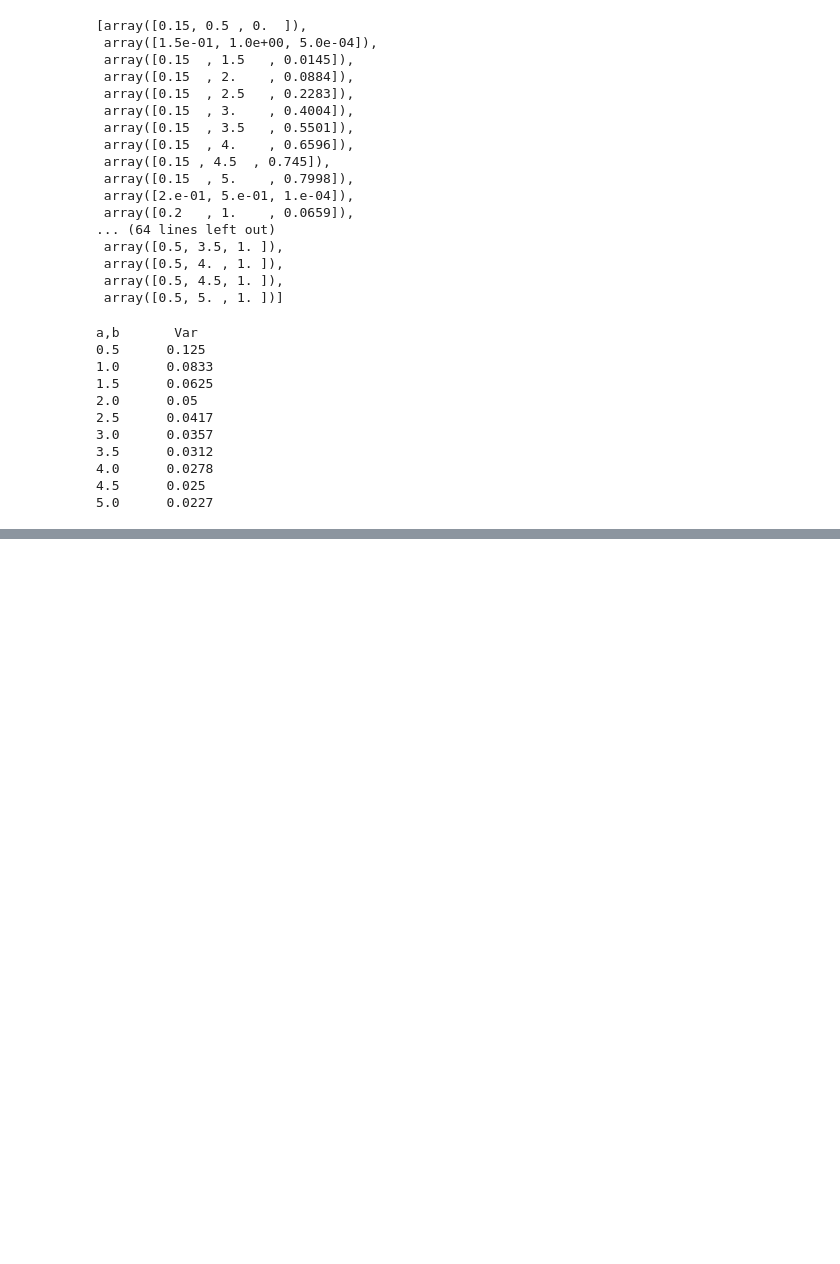
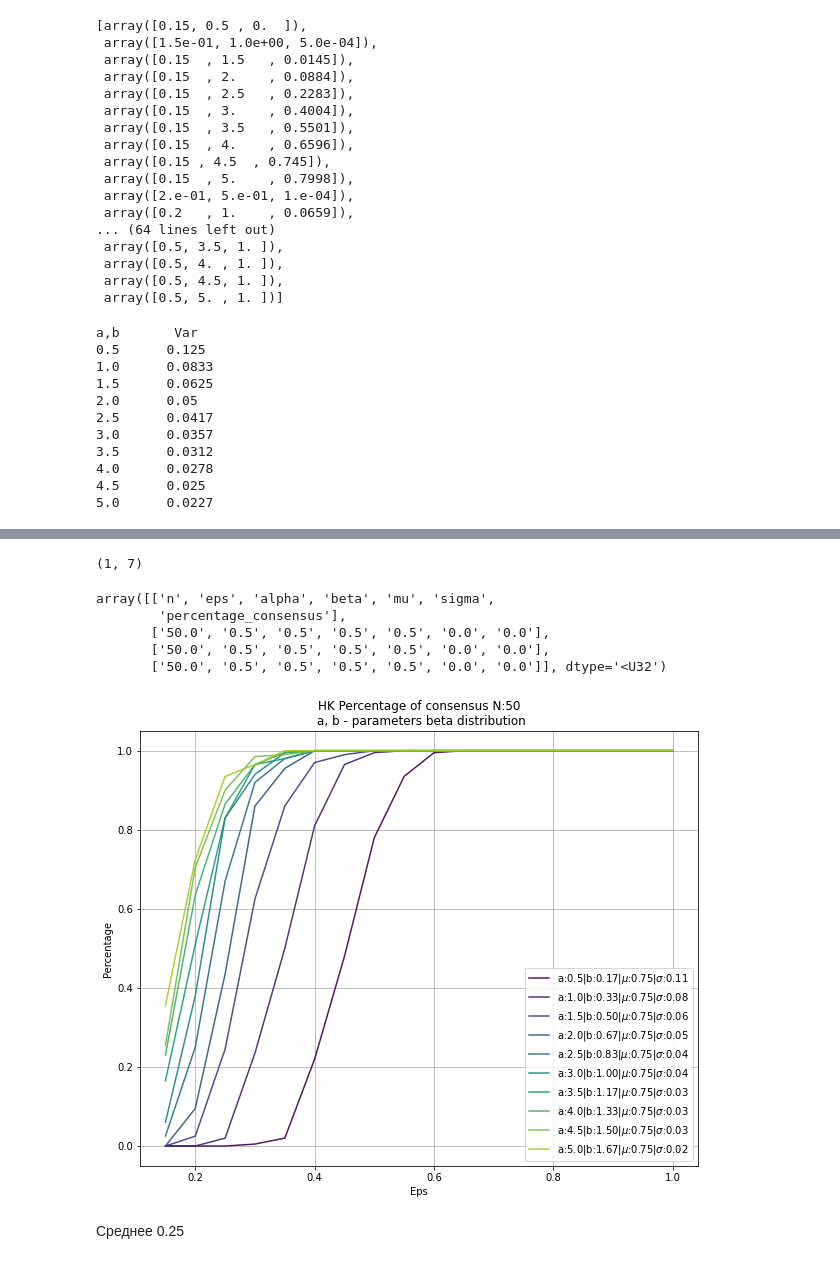
Before and after one commit to ash00748/Hegselmann-Krause-project, a Jupyter notebook: HK/HK_beta.ipynb, the cells around one changed output, grey strips where cells are left out. Saved outputs shown, nothing was run; the diff lists cells and outputs as text; code cells hidden in the pictures; blank space fills up the shorter version.

```diff
--- a/HK/HK_beta.ipynb
+++ b/HK/HK_beta.ipynb
@@ -426,0 +529,6 @@ a,b       Var
+# %%
+mu = 0.75
+alphas = [i for i in np.arange(0.5, 5.1, 0.5)]
+betas = [alphas[i]*(1-mu)/mu for i in range(len(alphas)) ]
+sigma = [(alphas[i]*betas[i])/((alphas[i]+betas[i])*(alphas[i]+betas[i])*(alphas[i]+betas[i]+1)) for i in range(len(alphas))]
+# alphas, betas, sigma
@@ -426,0 +606,5 @@ a,b       Var
+# %%
+a = np.asarray([['n', 'eps', 'alpha', 'beta', 'mu', 'sigma' ,'percentage_consensus']])
+a.shape
+# %% [output]
+(1, 7)
@@ -426,0 +613,42 @@ a,b       Var
+# %%
+a
+# %% [output]
+array([['n', 'eps', 'alpha', 'beta', 'mu', 'sigma',
+        'percentage_consensus'],
+       ['50.0', '0.5', '0.5', '0.5', '0.5', '0.0', '0.0'],
+       ['50.0', '0.5', '0.5', '0.5', '0.5', '0.0', '0.0'],
+       ['50.0', '0.5', '0.5', '0.5', '0.5', '0.0', '0.0']], dtype='<U32')
+# %%
+df = pd.read_csv('Beta_mu_0.75_sigma_dif1.csv')
+df = df.fillna(0)
+# %%
+mu = 0.75
+alphas = [i for i in np.arange(0.5, 5.1, 0.5)]
+betas = [alphas[i]*(1-mu)/mu for i in range(len(alphas)) ]
+sigma = [(alphas[i]*betas[i])/((alphas[i]+betas[i])*(alphas[i]+betas[i])*(alphas[i]+betas[i]+1)) for i in range(len(alphas))]
+epss = np.arange(0.15, 1.01, 0.05)
+
+cmap = mp.cm.get_cmap('viridis')
+norm =plt.Normalize(vmin=0, vmax=len(alphas))
+sm = plt.cm.ScalarMappable(cmap=cmap, norm=norm)
+
+plt.figure(figsize=(10,8))
+for i in range(len(alphas)):
+    if cmap:
+        color=np.array(cmap(norm(i)))*0.9
+    else:
+        color = np.random.random(3)*0.7
+
+    plt.plot(epss, list(df.loc[abs(df['alpha']-alphas[i]) < 1e-4]['percentage_cons']),
+             label=f'a:{alphas[i]}|b:{betas[i]:.2f}|$\mu$:{mu}|$\sigma$:{sigma[i]:.2f}', color=color)
+
+plt.grid()
+plt.legend()
+plt.title(f'HK Percentage of consensus N:50\n a, b - parameters beta distribution')
+plt.xlabel('Eps')
+plt.ylabel('Percentage')
+plt.show()
+# %% [output]
+[figure, added]
+# %% [markdown]
+Среднее 0.25
```
Also changed, not shown: parts of 32 cells of this notebook, 2 other files.
